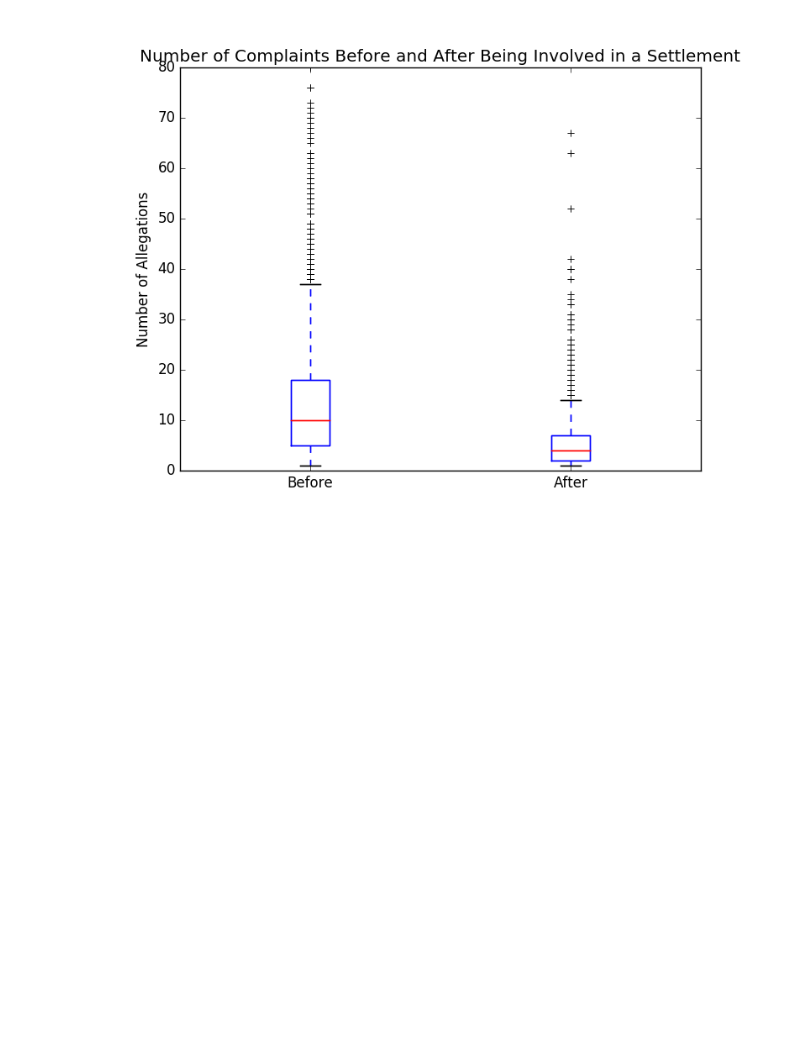
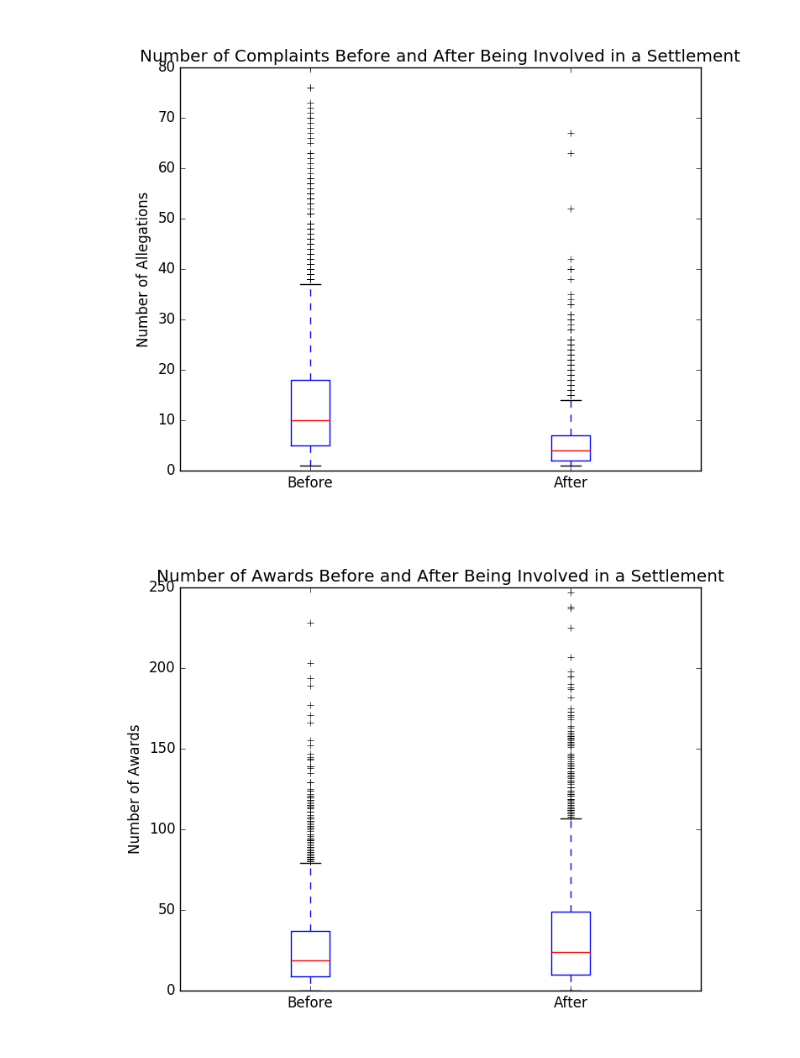
Before and after one commit to asmith20/CPDBproject, a Jupyter notebook: WorkflowAnalytics/settle_effects.ipynb, the cells around one changed output. Saved outputs shown, nothing was run; the diff lists cells and outputs as text; code cells hidden in the pictures; blank space fills up the shorter version.

Commit message:
added some plots

```diff
--- a/WorkflowAnalytics/settle_effects.ipynb
+++ b/WorkflowAnalytics/settle_effects.ipynb
@@ -77,3 +77,53 @@ plt.ylim(0,80)
 display(plt.show())
 # %% [output]
 [figure]
+# %%
+df1 = df1.withColumn('awards',df1['sum_Attendance Recognition Award']+
+ df1['sum_Complimentary Letter']+
+ df1['sum_Department Commendation']+
+ df1['sum_Deployment Operations Center Award']+
+ df1['sum_Honorable Mention']+
+ df1['sum_Joint Operations Award']+
+ df1['sum_Life Saving Award']+
+ df1['sum_Military Deployment Award']+
+ df1['sum_Military Service Award']+
+ df1['sum_Outside Governmental Agency Award']+
+ df1['sum_Police Blue Shield Award']+
+ df1['sum_Police Officer Of The Month Award']+
+ df1['sum_Problem Solving Award']+
+ df1['sum_Special Commendation']+
+ df1["sum_Superintendent'S Honorable Mention"]+
+ df1['sum_Superintendents Award Of Merit']+
+ df1['sum_Superintendents Award Of Valor']+
+ df1['sum_Traffic Stop Of The Month Award']+
+ df1['sum_Unit Meritorious Performance Award'])
+
+df2 = df2.withColumn('awards',df2['sum_Attendance Recognition Award']+
+ df2['sum_Complimentary Letter']+
+ df2['sum_Department Commendation']+
+ df2['sum_Deployment Operations Center Award']+
+ df2['sum_Honorable Mention']+
+ df2['sum_Joint Operations Award']+
+ df2['sum_Life Saving Award']+
+ df2['sum_Military Deployment Award']+
+ df2['sum_Military Service Award']+
+ df2['sum_Outside Governmental Agency Award']+
+ df2['sum_Police Blue Shield Award']+
+ df2['sum_Police Officer Of The Month Award']+
+ df2['sum_Problem Solving Award']+
+ df2['sum_Special Commendation']+
+ df2["sum_Superintendent'S Honorable Mention"]+
+ df2['sum_Superintendents Award Of Merit']+
+ df2['sum_Superintendents Award Of Valor']+
+ df2['sum_Traffic Stop Of The Month Award']+
+ df2['sum_Unit Meritorious Performance Award'])
+
+data2 = [df1.select('awards').collect(),df2.select('awards').collect()]
+plt.gcf().clf()
+plt.boxplot(data2,labels=['Before','After'])
+plt.title('Number of Awards Before and After Being Involved in a Settlement')
+plt.ylabel('Number of Awards')
+plt.ylim(0,250)
+display(plt.show())
+# %% [output]
+[figure, added]
```
Also changed, not shown: parts of 2 cells of this notebook, 6 other files.
